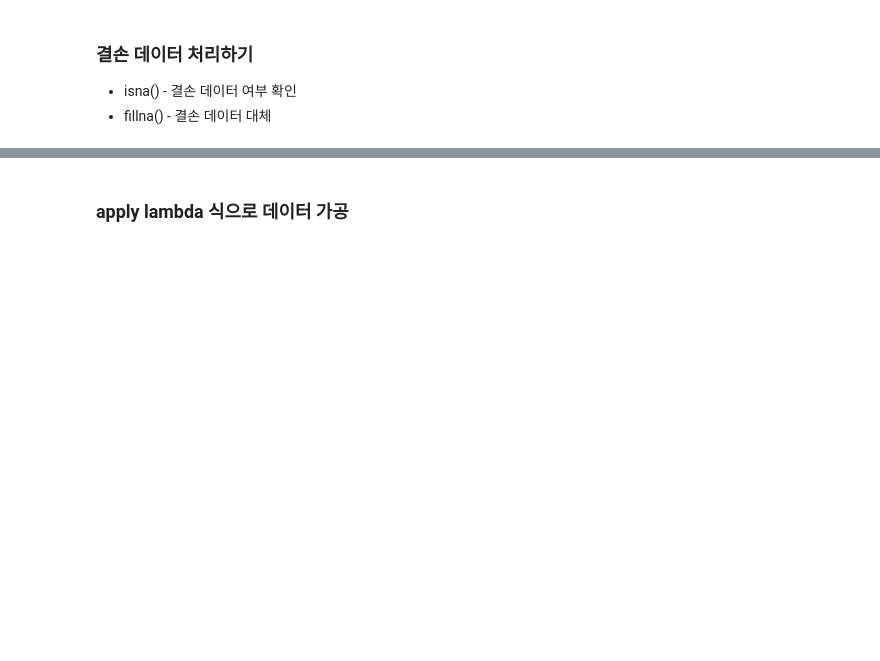
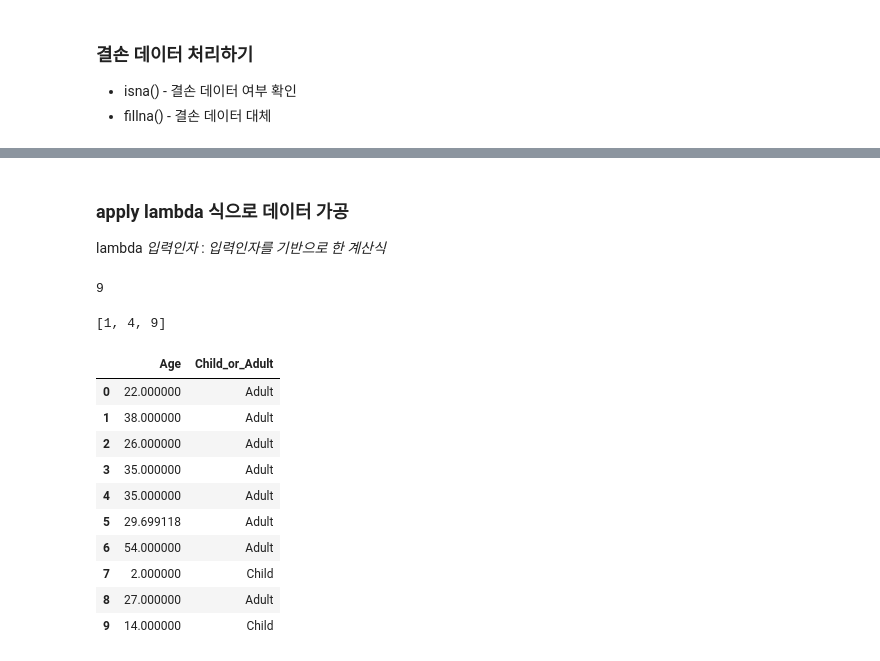
Before and after one commit to jparkgit/ESAA-23-2, a Jupyter notebook: Week1_HW2_notes.ipynb, the cells around one changed output, grey strips where cells are left out. Drawn from its saved outputs; the diff is of its cells as text; code cells hidden in the pictures; blank space fills up the shorter version.

```diff
--- a/Week1_HW2_notes.ipynb
+++ b/Week1_HW2_notes.ipynb
@@ -423,0 +507,3 @@ titanic_boolean.head(3)
+# %%
+titanic_df['Cabin'] = titanic_df['Cabin'].fillna('C000')
+titanic_df['Cabin'].head(3)
@@ -423,0 +515,6 @@ titanic_boolean.head(3)
+# %%
+# Age 칼럼의 NaN 값을 평균 나이로 fill
+titanic_df['Age'] = titanic_df['Age'].fillna(titanic_df['Age'].mean())
+
+# Embarked 칼럼의 NaN 값을 'S'로 fill
+titanic_df['Embarked'] = titanic_df['Embarked'].fillna('S')
@@ -424,2 +538,31 @@ titanic_boolean.head(3)
 # %% [markdown]
 ### apply lambda 식으로 데이터 가공
+
+lambda *입력인자* : *입력인자를 기반으로 한 계산식*
+# %%
+lambda_square = lambda x : x **2
+lambda_square(3)
+# %% [output]
+9
+# %%
+a = [1,2,3]
+squares = list(map(lambda x : x**2, a))
+print(squares)
+# %% [output]
+[1, 4, 9]
+# %%
+# create new column that classifies a child if the age is less than 15
+titanic_df['Child_or_Adult'] = titanic_df['Age'].apply(lambda x: 'Child' if x<=15 else 'Adult')
+titanic_df[['Age', 'Child_or_Adult']].head(10)
+# %% [output]
+|  | Age | Child_or_Adult |
+| 0 | 22.000000 | Adult |
+| 1 | 38.000000 | Adult |
+| 2 | 26.000000 | Adult |
+| 3 | 35.000000 | Adult |
+| 4 | 35.000000 | Adult |
+| 5 | 29.699118 | Adult |
+| 6 | 54.000000 | Adult |
+| 7 | 2.000000 | Child |
+| 8 | 27.000000 | Adult |
+| 9 | 14.000000 | Child |
```
Also changed, not shown: parts of 29 cells of this notebook.
